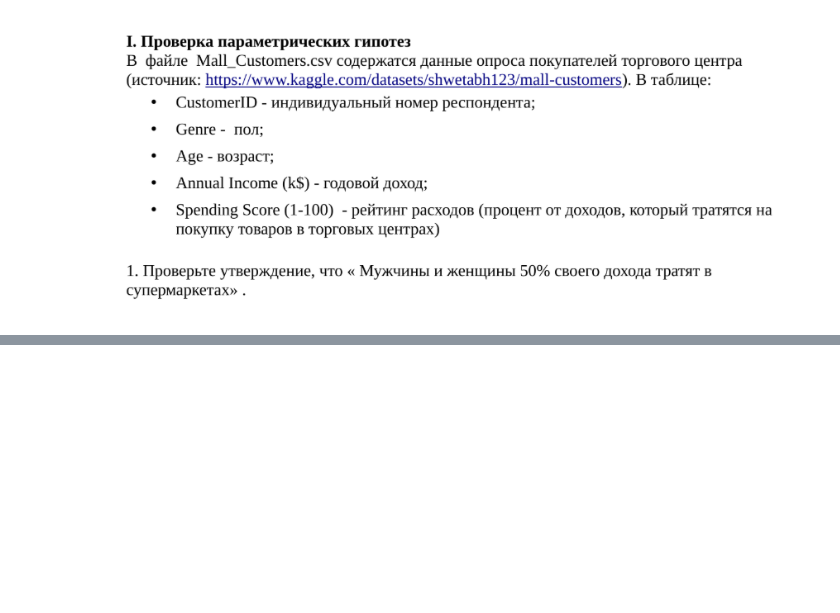
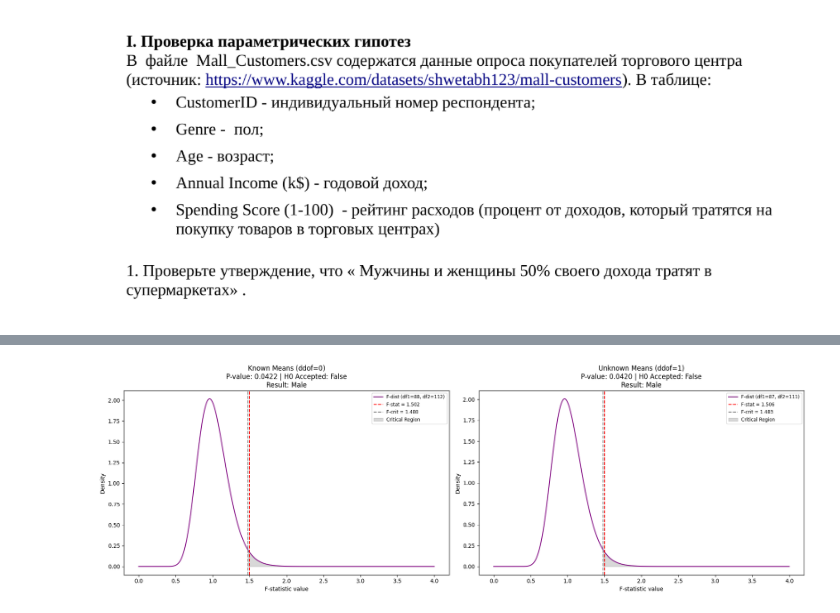
Before and after one commit to Qweyke/class-stat-methods-of-info-processing, a Jupyter notebook: lab_7/hypothesis.ipynb, the cells around one changed output, grey strips where cells are left out. Cells and saved outputs as stored; diff of their text form; code cells hidden in the pictures; blank space fills up the shorter version.

```diff
--- a/lab_7/hypothesis.ipynb
+++ b/lab_7/hypothesis.ipynb
@@ -69,0 +194,63 @@ plt.show()
+# %%
+param = "Age"
+
+# Prepare two axes for comparison
+fig, axes = plt.subplots(1, 2, figsize=(18, 6))
+
+# Cases to iterate: (Title, ddof_value)
+cases = [("Known Means (ddof=0)", 0), ("Unknown Means (ddof=1)", 1)]
+
+for ax, (title, d_dof) in zip(axes, cases):
+    # 1. Get stats using your function
+    age_stats = get_gender_stats(param=param, var_ddof=d_dof)
+    m_age = age_stats[0]
+    f_age = age_stats[1]
+
+    # 2. Distribute variances for F-test (F = S_max / S_min)
+    if m_age["var"] > f_age["var"]:
+        f_stat = m_age["var"] / f_age["var"]
+        # If ddof=0, df=n. If ddof=1, df=n-1
+        df1, df2 = m_age["n"] - d_dof, f_age["n"] - d_dof
+        bigger_var_gender = m_age["gender"]
+    else:
+        f_stat = f_age["var"] / m_age["var"]
+        df1, df2 = f_age["n"] - d_dof, m_age["n"] - d_dof
+        bigger_var_gender = f_age["gender"]
+
+    # 3. Manual Critical Value and P-value
+    f_crit = stats.f.ppf(1 - ALPHA_P / 2, df1, df2)
+    h0_accepted = f_stat < f_crit
+    p_val_manual = 2 * stats.f.sf(f_stat, df1, df2)
+
+    # 4. Visualization
+    x = np.linspace(0, 4, 1000)
+    y = stats.f.pdf(x, df1, df2)
+
+    ax.plot(x, y, label=f"F-dist (df1={df1}, df2={df2})", color="purple")
+    ax.axvline(f_stat, color="red", linestyle="--", label=f"F-stat = {f_stat:.3f}")
+    ax.axvline(f_crit, color="grey", linestyle="--", label=f"F-crit = {f_crit:.3f}")
+
+    # Shade critical region
+    x_crit = np.linspace(f_crit, 4, 100)
+    ax.fill_between(
+        x_crit,
+        stats.f.pdf(x_crit, df1, df2),
+        color="grey",
+        alpha=0.3,
+        label="Critical Region",
+    )
+
+    # Labels and Title (including P-value for statsmodels comparison point)
+    ax.set_title(
+        f"{title}\n"
+        f"P-value: {p_val_manual:.4f} | H0 Accepted: {h0_accepted}\n"
+        f"Result: {'Equal' if h0_accepted else bigger_var_gender}"
+    )
+    ax.set_xlabel("F-statistic value")
+    ax.set_ylabel("Density")
+    ax.legend(fontsize="small")
+
+plt.tight_layout()
+plt.show()
+# %% [output]
+[figure, added]
```
Also changed, not shown: parts of 8 cells of this notebook, 2 other files.
